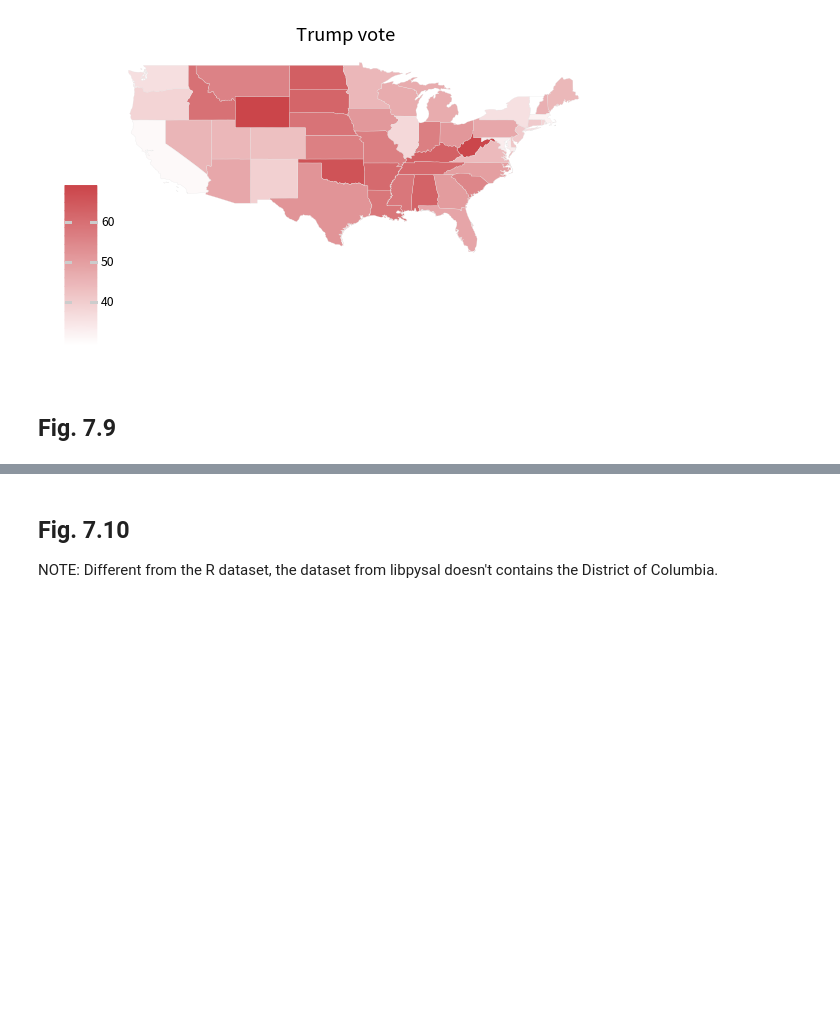
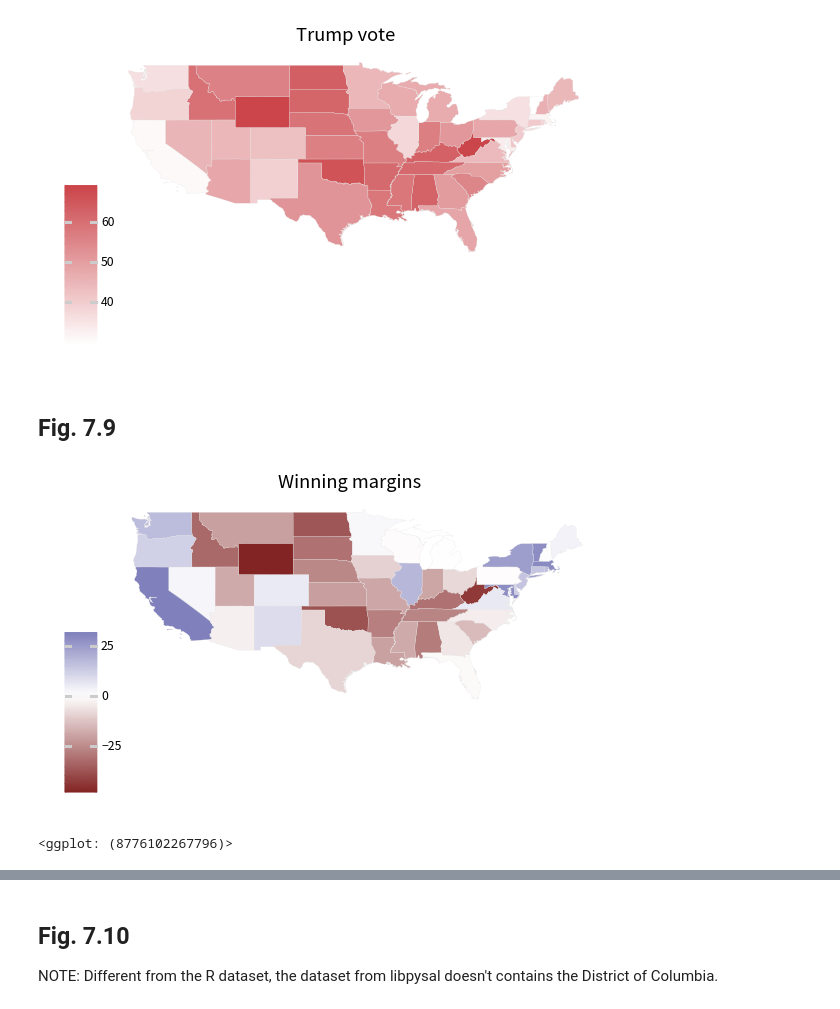
Before and after one commit to Gedevan-Aleksizde/pysocviz, a Jupyter notebook: notebooks/Ch.7.ipynb, the cells around one changed output, grey strips where cells are left out. Drawn from its saved outputs; the diff is of its cells as text; code cells hidden in the pictures; blank space fills up the shorter version.

```diff
--- a/notebooks/Ch.7.ipynb
+++ b/notebooks/Ch.7.ipynb
@@ -213,9 +228,12 @@ p2 = p1 + scale_fill_gradient(
 # %%
 p0 = ggplot(us_states_elec, aes(fill='d_points'))
 
-p1 = p0 + geom_map(color=colors['gray90'], size=0.1) + coord_fixed()
+p1 = p0 + geom_map(color=dcolors['gray90'], size=0.1) + coord_fixed()
 
 p2 = p1 + scale_fill_gradient2() + labs(title = "Winning margins")
 p2 + theme_map_pseudo() + labs(fill = "Percent")
+# %% [output]
+[figure, added]
+<ggplot: (8776102267796)>
 # %%
 p3 = p1 + scale_fill_gradient2(
```
Also changed, not shown: parts of 45 cells of this notebook, 16 other files.
